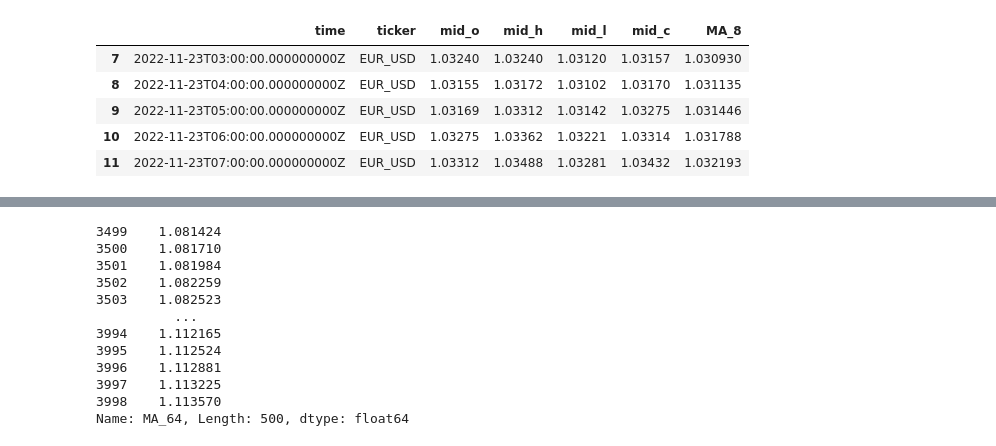
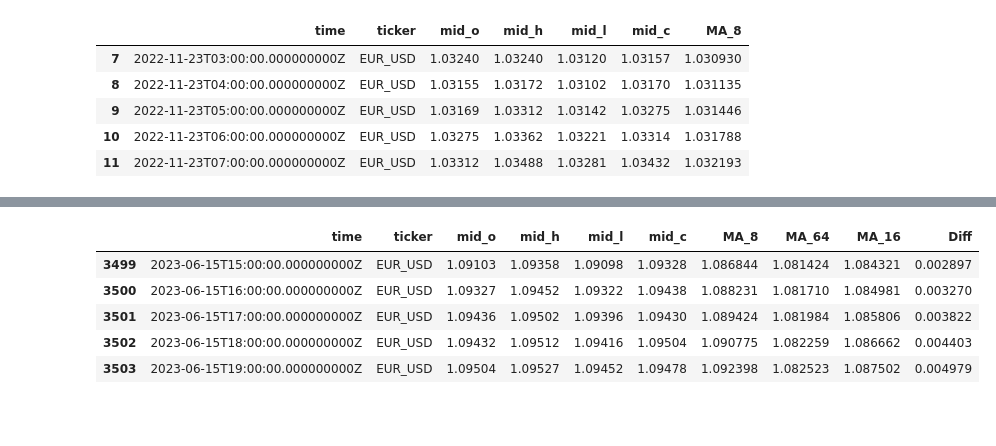
Before and after one commit to jjjjltd/OANDA-Bluefever, a Jupyter notebook: candle_plot_ma1.ipynb, the cells around one changed output, grey strips where cells are left out. Drawn from its saved outputs; the diff is of its cells as text; code cells hidden in the pictures; blank space fills up the shorter version.

```diff
--- a/candle_plot_ma1.ipynb
+++ b/candle_plot_ma1.ipynb
@@ -132,15 +122,0 @@ fig.show()
-# %%
-df_plot["MA_64"]
-# %% [output]
-3499    1.081424
-3500    1.081710
-3501    1.081984
-3502    1.082259
-3503    1.082523
-          ...
-3994    1.112165
-3995    1.112524
-3996    1.112881
-3997    1.113225
-3998    1.113570
-Name: MA_64, Length: 500, dtype: float64
@@ -146,0 +125,9 @@ Name: MA_64, Length: 500, dtype: float64
+# %%
+df_ma.head()
+# %% [output]
+|  | time | ticker | mid_o | mid_h | mid_l | mid_c | MA_8 | MA_64 | MA_16 | Diff |
+| 3499 | 2023-06-15T15:00:00.000000000Z | EUR_USD | 1.09103 | 1.09358 | 1.09098 | 1.09328 | 1.086844 | 1.081424 | 1.084321 | 0.002897 |
+| 3500 | 2023-06-15T16:00:00.000000000Z | EUR_USD | 1.09327 | 1.09452 | 1.09322 | 1.09438 | 1.088231 | 1.081710 | 1.084981 | 0.003270 |
+| 3501 | 2023-06-15T17:00:00.000000000Z | EUR_USD | 1.09436 | 1.09502 | 1.09396 | 1.09430 | 1.089424 | 1.081984 | 1.085806 | 0.003822 |
+| 3502 | 2023-06-15T18:00:00.000000000Z | EUR_USD | 1.09432 | 1.09512 | 1.09416 | 1.09504 | 1.090775 | 1.082259 | 1.086662 | 0.004403 |
+| 3503 | 2023-06-15T19:00:00.000000000Z | EUR_USD | 1.09504 | 1.09527 | 1.09452 | 1.09478 | 1.092398 | 1.082523 | 1.087502 | 0.004979 |
```
Also changed, not shown: parts of 15 cells of this notebook, 2 other files.
